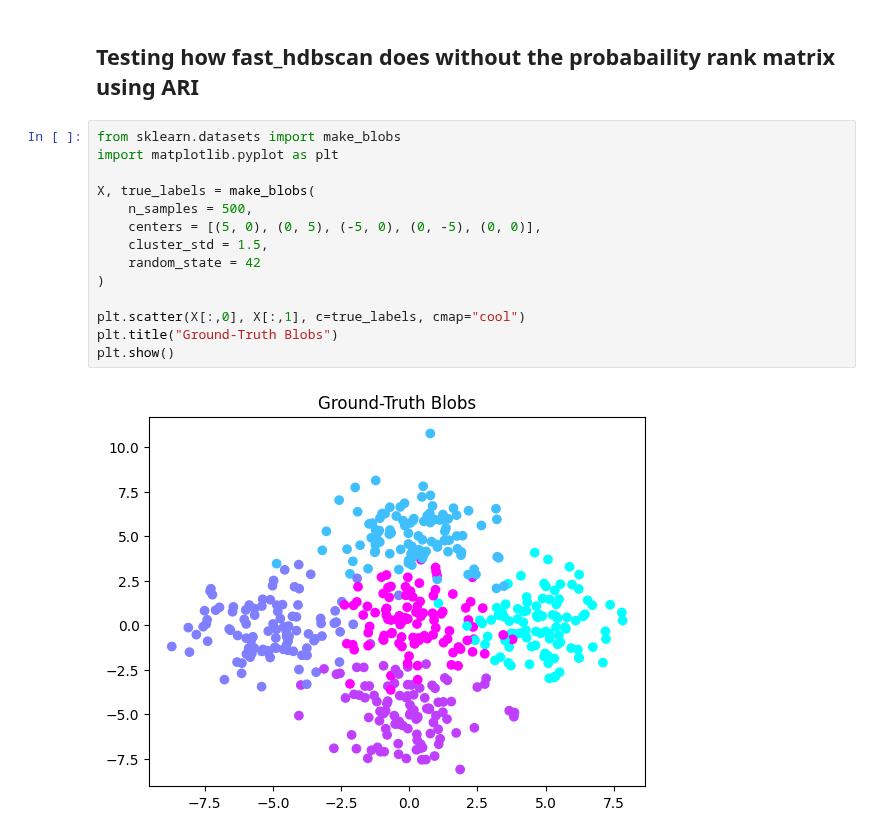
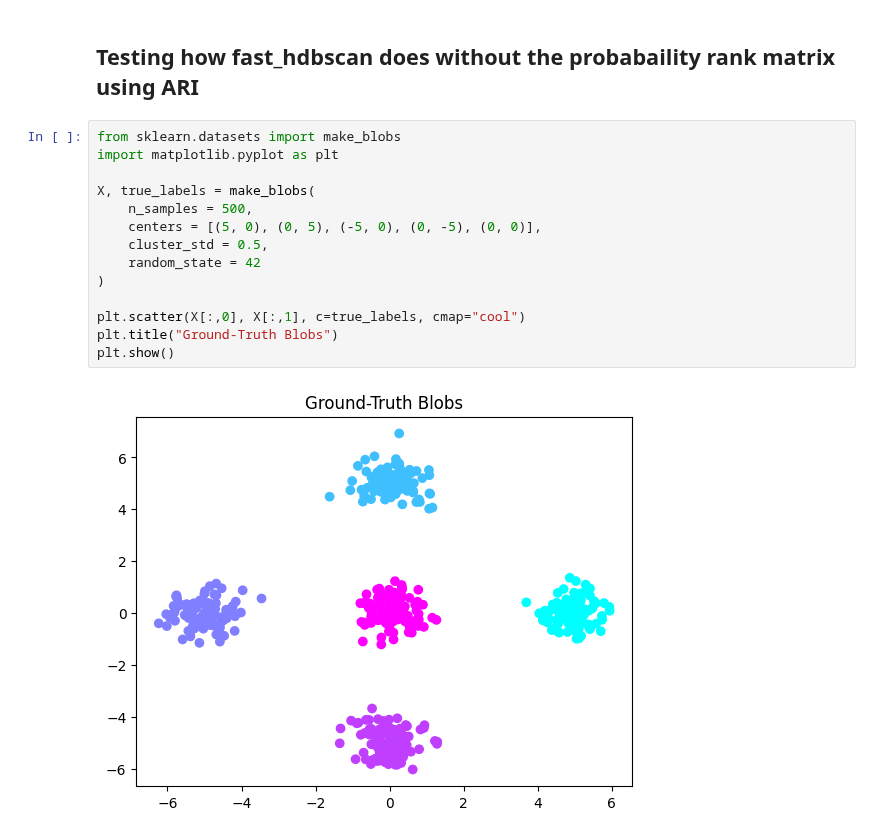
Before and after one commit to RobinB1lo/New-HDBSCAN, a Jupyter notebook: trials/fast_hdbscan.ipynb, the cells around one changed output. Saved outputs shown, nothing was run; the diff lists cells and outputs as text.

```diff
--- a/trials/fast_hdbscan.ipynb
+++ b/trials/fast_hdbscan.ipynb
@@ -3,16 +3,16 @@
 # %%
 from sklearn.datasets import make_blobs
 import matplotlib.pyplot as plt
 
 X, true_labels = make_blobs(
     n_samples = 500,
     centers = [(5, 0), (0, 5), (-5, 0), (0, -5), (0, 0)],
-    cluster_std = 1.5,
+    cluster_std = 0.5,
     random_state = 42
 )
 
 plt.scatter(X[:,0], X[:,1], c=true_labels, cmap="cool")
 plt.title("Ground-Truth Blobs")
 plt.show()
 # %% [output]
-[figure, old version]
+[figure, new version]
```
Also changed, not shown: parts of 3 cells of this notebook, 27 other files.
